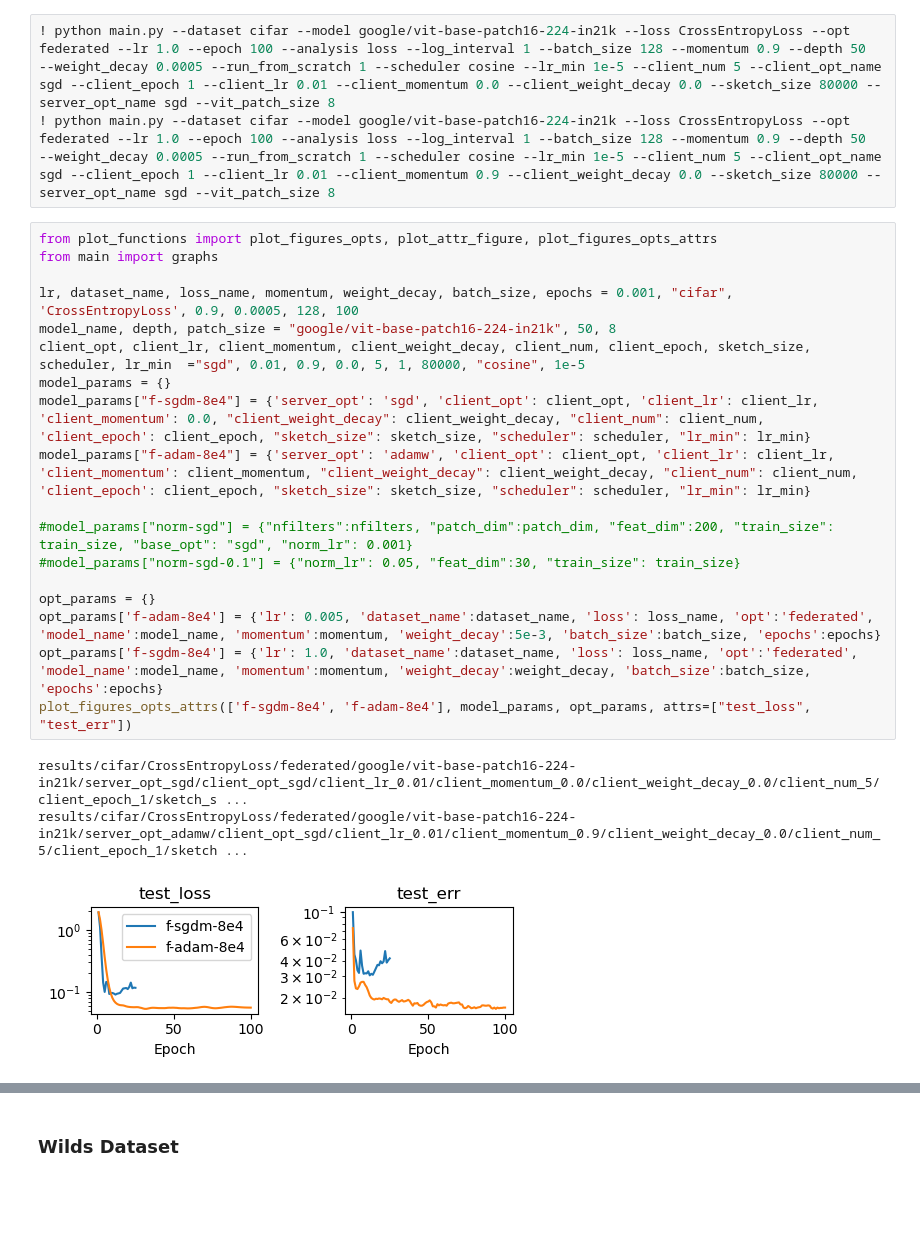
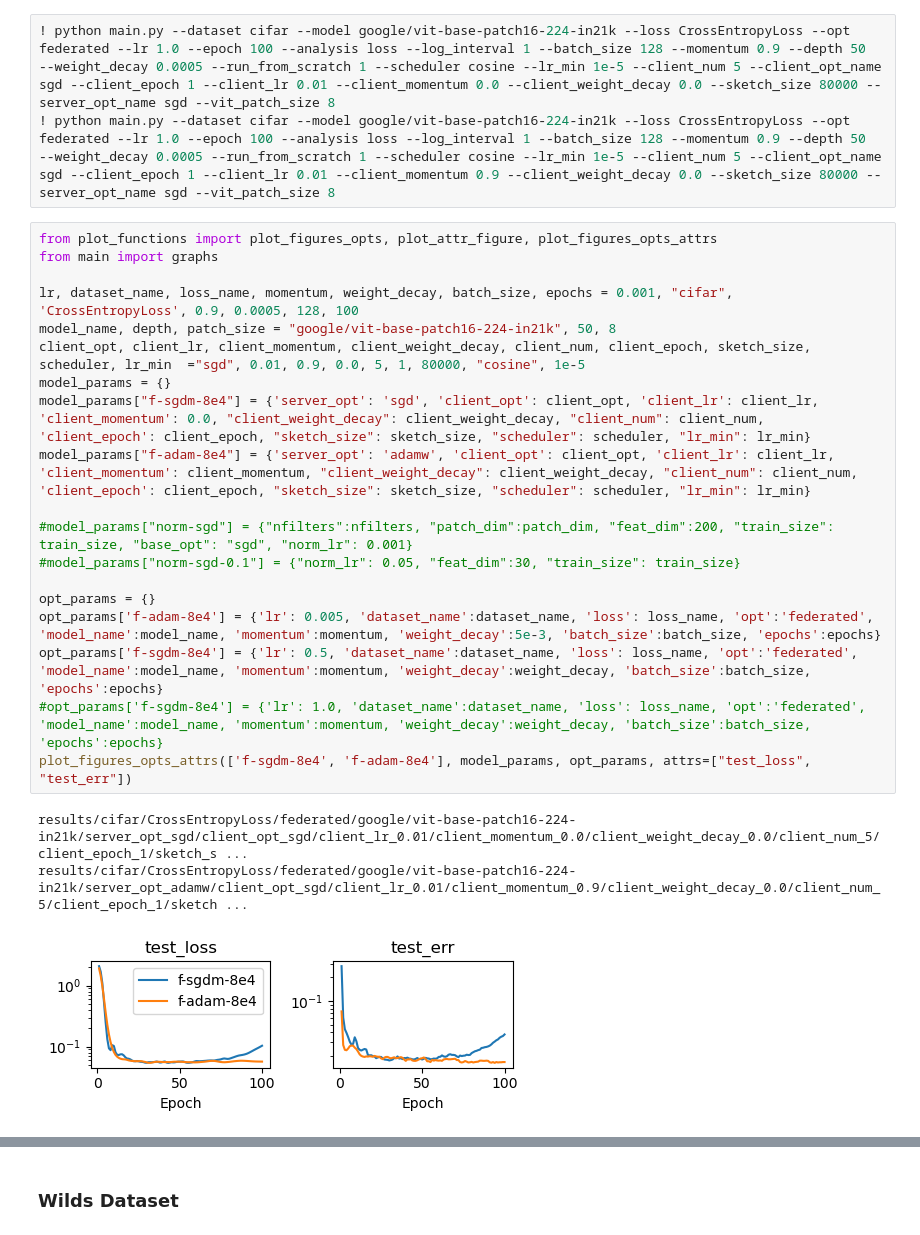
Before and after one commit to lucmonl/mlopt, a Jupyter notebook: notebook/federated.ipynb, the cells around one changed output, grey strips where cells are left out. Drawn from its saved outputs; the diff is of its cells as text; blank space fills up the shorter version.

```diff
--- a/notebook/federated.ipynb
+++ b/notebook/federated.ipynb
@@ -825,22 +852,23 @@ results/cifar/CrossEntropyLoss/federated/google/vit-base-patch16-224-in21k/serve
 # %%
 from plot_functions import plot_figures_opts, plot_attr_figure, plot_figures_opts_attrs
 from main import graphs
 
 lr, dataset_name, loss_name, momentum, weight_decay, batch_size, epochs = 0.001, "cifar", 'CrossEntropyLoss', 0.9, 0.0005, 128, 100
 model_name, depth, patch_size = "google/vit-base-patch16-224-in21k", 50, 8
 client_opt, client_lr, client_momentum, client_weight_decay, client_num, client_epoch, sketch_size, scheduler, lr_min  ="sgd", 0.01, 0.9, 0.0, 5, 1, 80000, "cosine", 1e-5
 model_params = {}
 model_params["f-sgdm-8e4"] = {'server_opt': 'sgd', 'client_opt': client_opt, 'client_lr': client_lr, 'client_momentum': 0.0, "client_weight_decay": client_weight_decay, "client_num": client_num, 'client_epoch': client_epoch, "sketch_size": sketch_size, "scheduler": scheduler, "lr_min": lr_min}
 model_params["f-adam-8e4"] = {'server_opt': 'adamw', 'client_opt': client_opt, 'client_lr': client_lr, 'client_momentum': client_momentum, "client_weight_decay": client_weight_decay, "client_num": client_num, 'client_epoch': client_epoch, "sketch_size": sketch_size, "scheduler": scheduler, "lr_min": lr_min}
 
 #model_params["norm-sgd"] = {"nfilters":nfilters, "patch_dim":patch_dim, "feat_dim":200, "train_size": train_size, "base_opt": "sgd", "norm_lr": 0.001}
 #model_params["norm-sgd-0.1"] = {"norm_lr": 0.05, "feat_dim":30, "train_size": train_size}
 
 opt_params = {}
 opt_params['f-adam-8e4'] = {'lr': 0.005, 'dataset_name':dataset_name, 'loss': loss_name, 'opt':'federated', 'model_name':model_name, 'momentum':momentum, 'weight_decay':5e-3, 'batch_size':batch_size, 'epochs':epochs}
-opt_params['f-sgdm-8e4'] = {'lr': 1.0, 'dataset_name':dataset_name, 'loss': loss_name, 'opt':'federated', 'model_name':model_name, 'momentum':momentum, 'weight_decay':weight_decay, 'batch_size':batch_size, 'epochs':epochs}
+opt_params['f-sgdm-8e4'] = {'lr': 0.5, 'dataset_name':dataset_name, 'loss': loss_name, 'opt':'federated', 'model_name':model_name, 'momentum':momentum, 'weight_decay':weight_decay, 'batch_size':batch_size, 'epochs':epochs}
+#opt_params['f-sgdm-8e4'] = {'lr': 1.0, 'dataset_name':dataset_name, 'loss': loss_name, 'opt':'federated', 'model_name':model_name, 'momentum':momentum, 'weight_decay':weight_decay, 'batch_size':batch_size, 'epochs':epochs}
 plot_figures_opts_attrs(['f-sgdm-8e4', 'f-adam-8e4'], model_params, opt_params, attrs=["test_loss", "test_err"])
 # %% [output]
 results/cifar/CrossEntropyLoss/federated/google/vit-base-patch16-224-in21k/server_opt_sgd/client_opt_sgd/client_lr_0.01/client_momentum_0.0/client_weight_decay_0.0/client_num_5/client_epoch_1/sketch_s ...
 results/cifar/CrossEntropyLoss/federated/google/vit-base-patch16-224-in21k/server_opt_adamw/client_opt_sgd/client_lr_0.01/client_momentum_0.9/client_weight_decay_0.0/client_num_5/client_epoch_1/sketch ...
-[figure, old version]
+[figure, new version]
```
Also changed, not shown: parts of 6 cells of this notebook, 14 other files.
